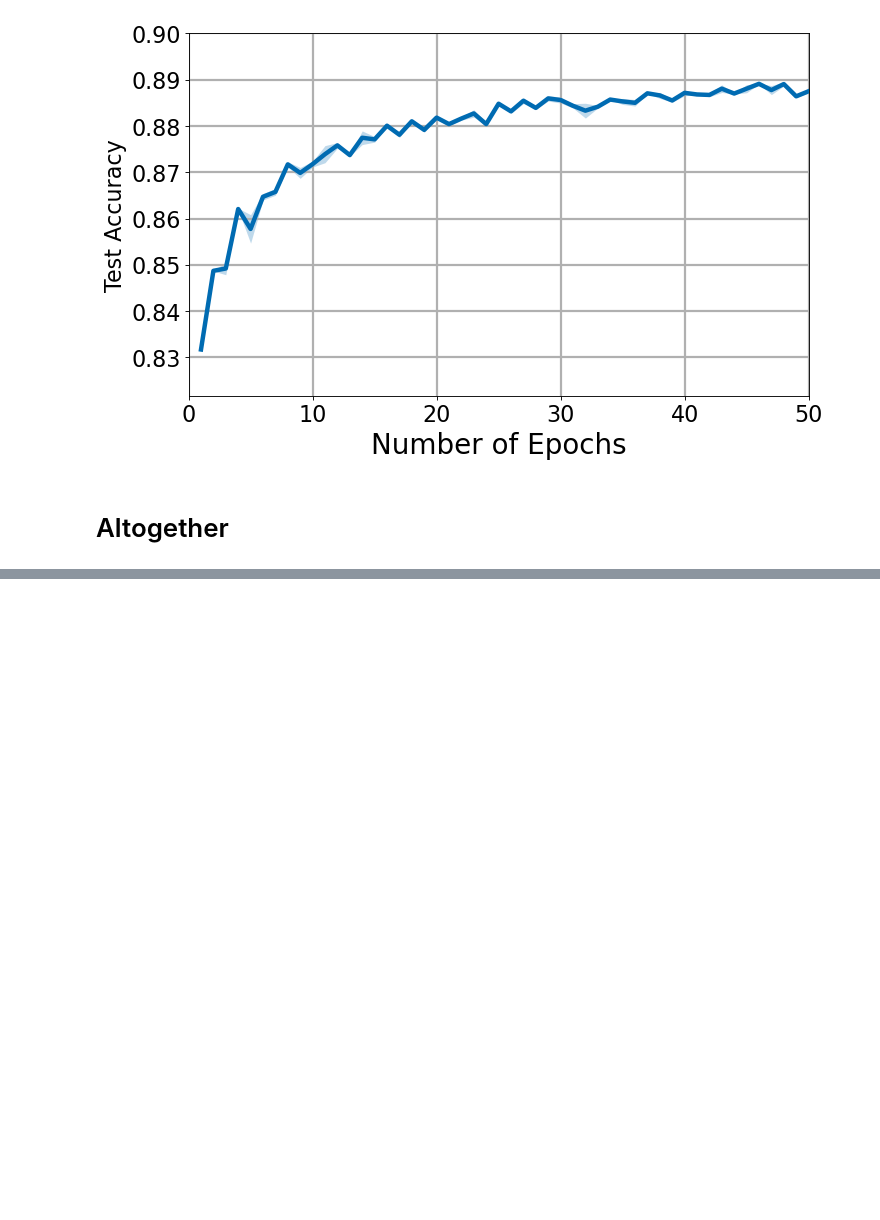
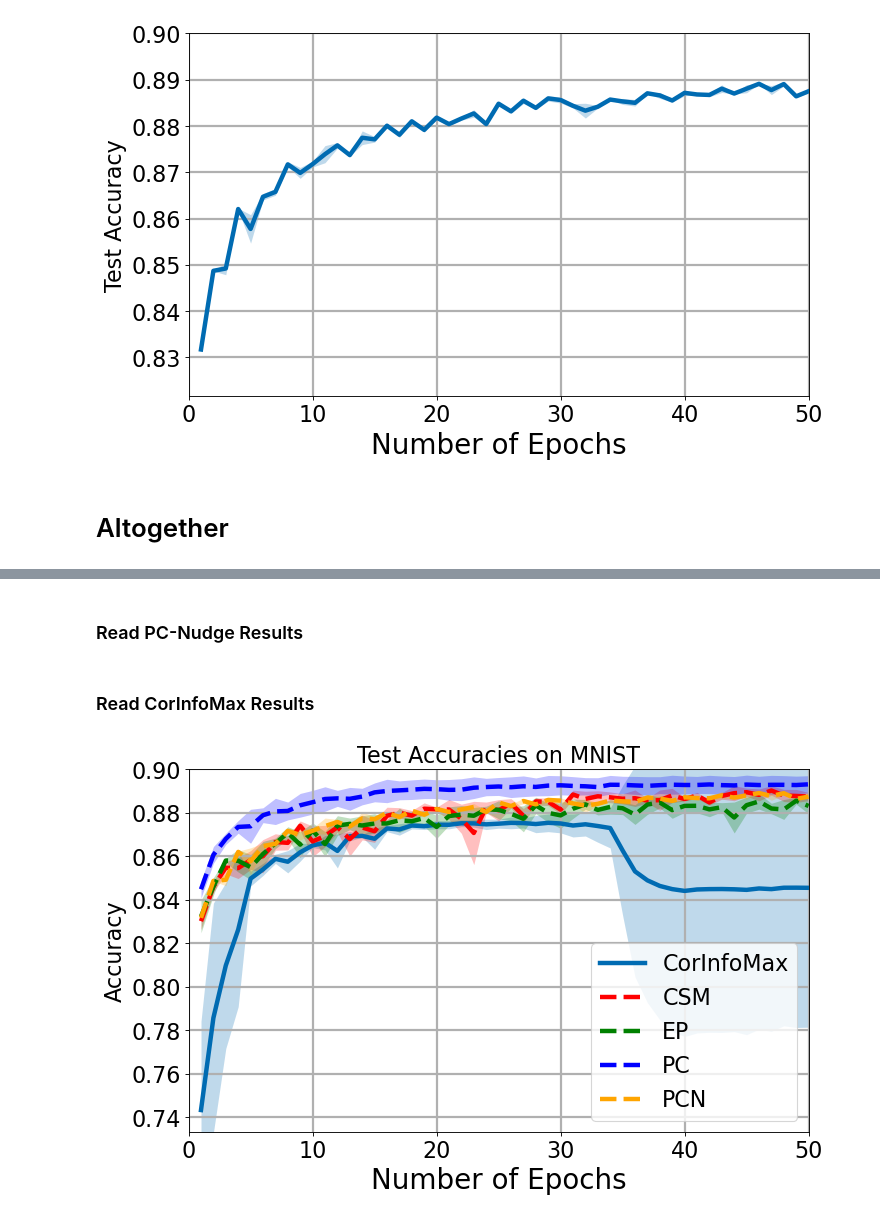
Before and after one commit to BariscanBozkurt/Supervised-CorInfoMax, a Jupyter notebook: Simulations/Classification/AnalyzeSimulations/Plot_FashionMNIST_Results.ipynb, the cells around one changed output, grey strips where cells are left out. Drawn from its saved outputs; the diff is of its cells as text; code cells hidden in the pictures; blank space fills up the shorter version.

```diff
--- a/Simulations/Classification/AnalyzeSimulations/Plot_FashionMNIST_Results.ipynb
+++ b/Simulations/Classification/AnalyzeSimulations/Plot_FashionMNIST_Results.ipynb
@@ -363,0 +404,2 @@ ApplyFont(plt.gca())
+# %% [markdown]
+### Read PC-Nudge Results
@@ -363,0 +419,48 @@ ApplyFont(plt.gca())
+# %% [markdown]
+### Read CorInfoMax Results
+# %%
+df_results_corinfo = pd.read_pickle(r"../Results/simulation_results_CorInfoMax_FashionMNIST_V2.pkl")
+df_results_corinfo['Trn_ACC'] = df_results_corinfo.apply(lambda row: row['Trn_ACC_list'][-1], axis = 1)
+df_results_corinfo['Tst_ACC'] = df_results_corinfo.apply(lambda row: row['Tst_ACC_list'][-1], axis = 1)
+df_setting_corinfo = df_results_corinfo[['setting_number', 'Trn_ACC', 'Tst_ACC']].groupby('setting_number').mean().reset_index()
+best_setting_corinfo = df_setting_corinfo.iloc[df_setting_corinfo['Trn_ACC'].argmax()]['setting_number']
+best_setting_corinfo = 1
+
+data_corinfo_tst = np.stack(df_results_corinfo.loc[df_results_corinfo["setting_number"] == best_setting_corinfo]['Tst_ACC_list'].apply(lambda row: np.array(row)).to_numpy(), axis = 0)
+data_corinfo_trn = np.stack(df_results_corinfo.loc[df_results_corinfo["setting_number"] == best_setting_corinfo]['Trn_ACC_list'].apply(lambda row: np.array(row)).to_numpy(), axis = 0)
+
+# compute the mean, 25/75 percentiles, and standard deviation
+mean_corinfo_tst, perc_25_corinfo_tst, perc_75_corinfo_tst, std_data_corinfo_tst = perc(data_corinfo_tst)
+mean_corinfo_trn, perc_25_corinfo_trn, perc_75_corinfo_trn, std_data_corinfo_trn = perc(data_corinfo_trn)
+# %%
+x = np.arange(1, mean_corinfo_tst.shape[0]+1)
+fh2=plt.figure(figsize=(10, 6), dpi=80)
+
+
+plt.plot(x, mean_corinfo_tst, linewidth=4, color='#006BB2', label = "CorInfoMax")
+plt.fill_between(x, mean_corinfo_tst - std_data_corinfo_tst, mean_corinfo_tst + std_data_corinfo_tst, alpha=0.25, linewidth=0, color='#006BB2')
+
+plt.plot(x, mean_csm_tst, 'r--', linewidth=4, label = "CSM")
+plt.fill_between(x, mean_csm_tst - std_data_csm_tst, mean_csm_tst + std_data_csm_tst, color = 'red', alpha=0.25, linewidth=0)
+
+plt.plot(x, mean_ep_tst, 'g--', linewidth=4, label = "EP")
+plt.fill_between(x, mean_ep_tst - std_data_ep_tst, mean_ep_tst + std_data_ep_tst, color = 'green', alpha=0.25, linewidth=0)
+
+plt.plot(x, mean_pc_tst, 'b--', linewidth=4, label = "PC")
+plt.fill_between(x, mean_pc_tst - std_data_pc_tst, mean_pc_tst + std_data_pc_tst, color = 'blue', alpha=0.25, linewidth=0)
+
+plt.plot(x, mean_pcn_tst, '--', color = "orange", linewidth=4, label = "PCN")
+plt.fill_between(x, mean_pcn_tst - std_data_pcn_tst, mean_pcn_tst + std_data_pcn_tst, color = 'orange', alpha=0.25, linewidth=0)
+
+
+gh=plt.grid(linewidth=2)
+plt.xticks(fontsize=20)
+plt.yticks(fontsize=20)
+plt.ylabel('Accuracy',fontsize=25)
+plt.xlabel(r"Number of Epochs",fontsize=25)
+plt.title("Test Accuracies on MNIST",fontsize=25)
+plt.legend(fontsize = 20, loc = "best")
+plt.axis([0.0,50,mean_corinfo_tst[0] - 0.01,0.90])
+ApplyFont(plt.gca())
+# %% [output]
+[figure, added]
```
Also changed, not shown: parts of 18 cells of this notebook, 3 other files.
